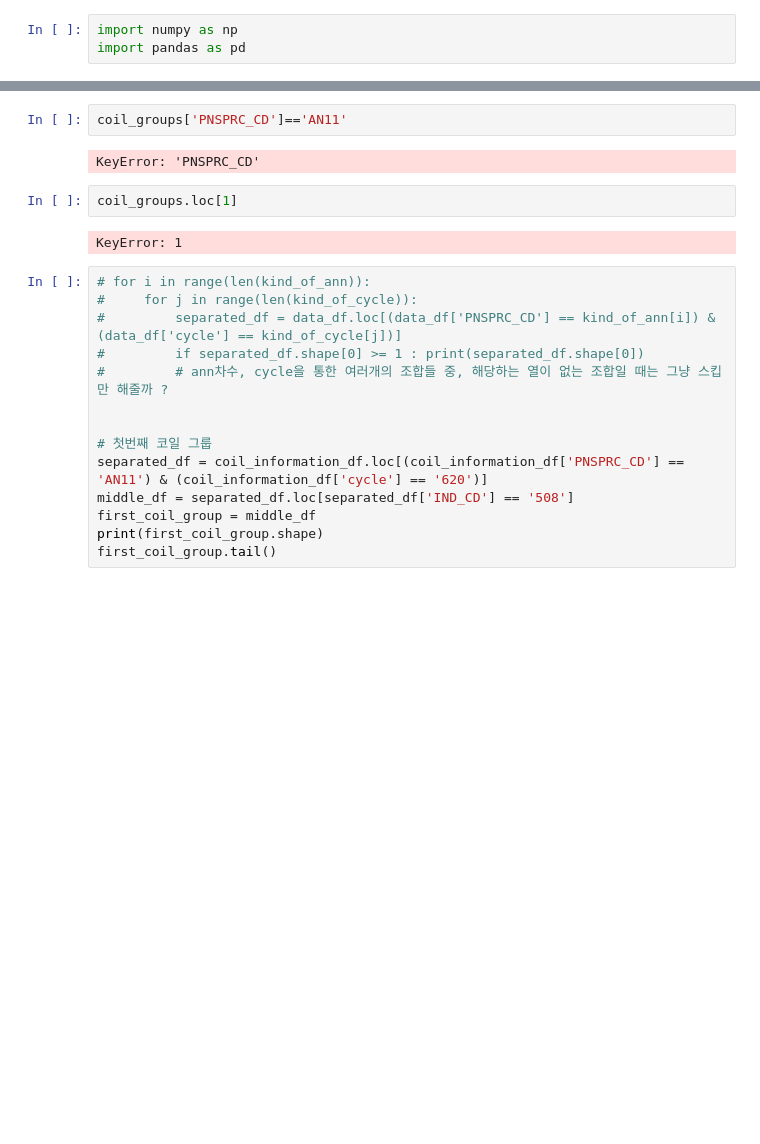
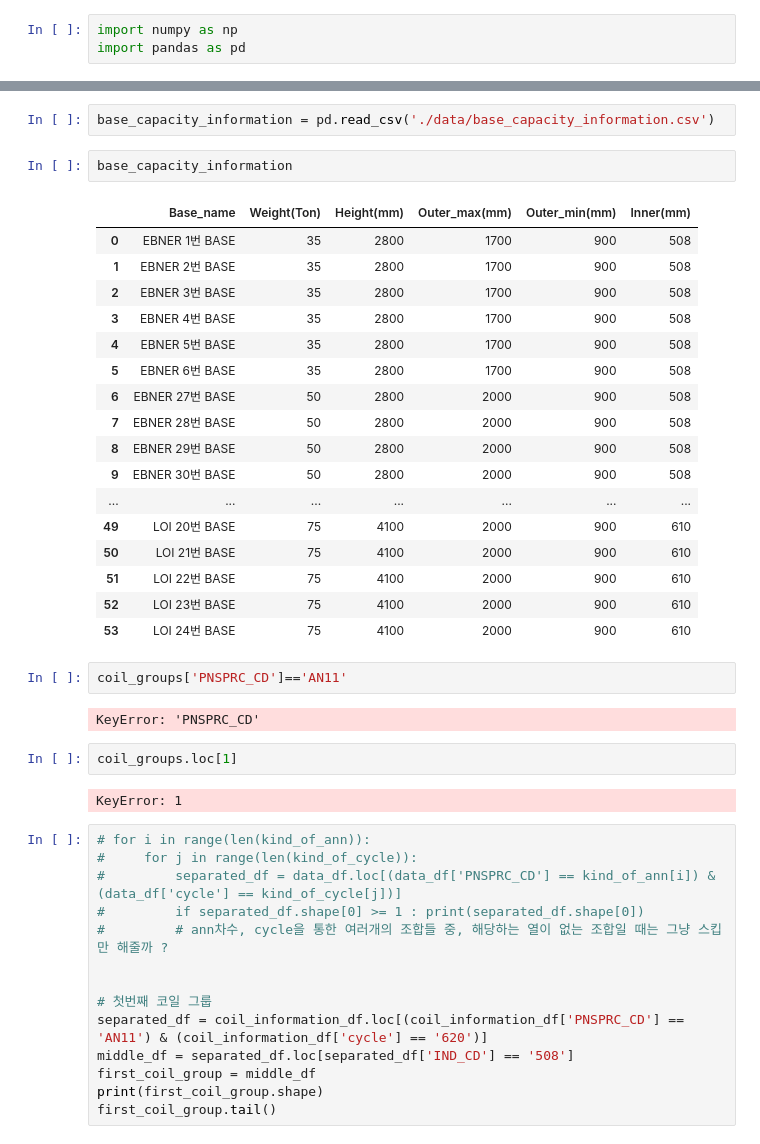
Before and after one commit to ppurify/DK, a Jupyter notebook: ex_one_coil_group_one_base_group.ipynb, the cells around one changed output, grey strips where cells are left out. Cells and saved outputs as stored; diff of their text form; blank space fills up the shorter version.

```diff
--- a/ex_one_coil_group_one_base_group.ipynb
+++ b/ex_one_coil_group_one_base_group.ipynb
@@ -40,3 +51,25 @@ coil_groups.head()
+# %%
+base_capacity_information = pd.read_csv('./data/base_capacity_information.csv')
+# %%
+base_capacity_information
+# %% [output]
+|  | Base_name | Weight(Ton) | Height(mm) | Outer_max(mm) | Outer_min(mm) | Inner(mm) |
+| 0 | EBNER 1번 BASE | 35 | 2800 | 1700 | 900 | 508 |
+| 1 | EBNER 2번 BASE | 35 | 2800 | 1700 | 900 | 508 |
+| 2 | EBNER 3번 BASE | 35 | 2800 | 1700 | 900 | 508 |
+| 3 | EBNER 4번 BASE | 35 | 2800 | 1700 | 900 | 508 |
+| 4 | EBNER 5번 BASE | 35 | 2800 | 1700 | 900 | 508 |
+| 5 | EBNER 6번 BASE | 35 | 2800 | 1700 | 900 | 508 |
+| 6 | EBNER 27번 BASE | 50 | 2800 | 2000 | 900 | 508 |
+| 7 | EBNER 28번 BASE | 50 | 2800 | 2000 | 900 | 508 |
+| 8 | EBNER 29번 BASE | 50 | 2800 | 2000 | 900 | 508 |
+| 9 | EBNER 30번 BASE | 50 | 2800 | 2000 | 900 | 508 |
+| ... | ... | ... | ... | ... | ... | ... |
+| 49 | LOI 20번 BASE | 75 | 4100 | 2000 | 900 | 610 |
+| 50 | LOI 21번 BASE | 75 | 4100 | 2000 | 900 | 610 |
+| 51 | LOI 22번 BASE | 75 | 4100 | 2000 | 900 | 610 |
+| 52 | LOI 23번 BASE | 75 | 4100 | 2000 | 900 | 610 |
+| 53 | LOI 24번 BASE | 75 | 4100 | 2000 | 900 | 610 |
 # %%
 coil_groups['PNSPRC_CD']=='AN11'
 # %% [output]
```
Also changed, not shown: parts of 1 cell of this notebook, 4 other files.
